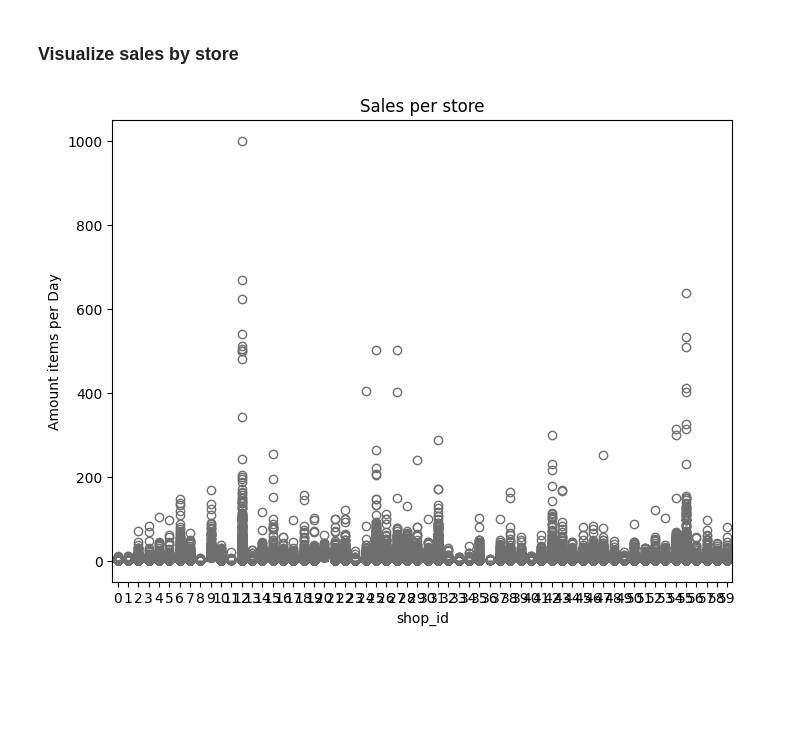
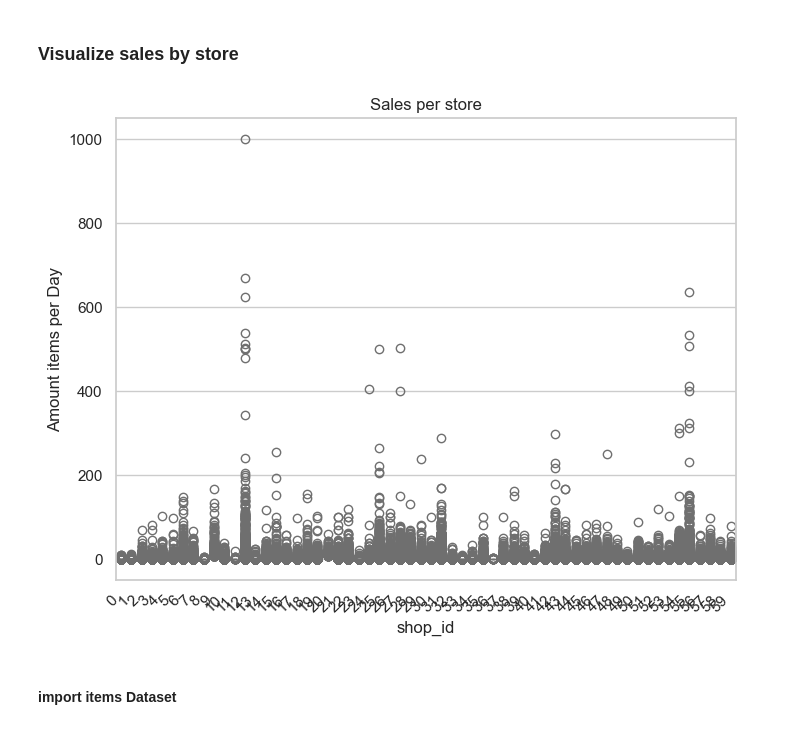
Before and after one commit to Bautistao2/Future-Sales-Forecasting-for-a-Software-Company, a Jupyter notebook: Data preprocessing.ipynb, the cells around one changed output. Saved outputs shown, nothing was run; the diff lists cells and outputs as text; code cells hidden in the pictures; blank space fills up the shorter version.

Commit message:
Import  and load items dataset

```diff
--- a/Data preprocessing.ipynb
+++ b/Data preprocessing.ipynb
@@ -130,9 +130,16 @@ df_no_outliers = df[(df['item_cnt_day'] >= lower_limit) & (df['item_cnt_day'] <=
 # %%
 
 plt.figure(figsize=(8, 6))
-sns.boxplot(y=df_no_outliers['item_cnt_day'], x=df_no_outliers['shop_id'], color='skyblue')
+sns.boxplot(y=df_no_outliers['item_cnt_day'], x=df_no_outliers['shop_id'], color='skyblue', width=0.5  # Ancho de cada caja
+)
 plt.title('Sales per store')
 plt.ylabel('Amount items per Day')
+
+sns.set(style="whitegrid")  # Seaborn style
+plt.gca().set_xticklabels(plt.gca().get_xticklabels(), rotation=45, ha='right')
 plt.show()
+plt.show()
 # %% [output]
-[figure, old version]
+[figure, new version]
+# %% [markdown]
+#### import items Dataset
```
Also changed, not shown: parts of 5 cells of this notebook.
